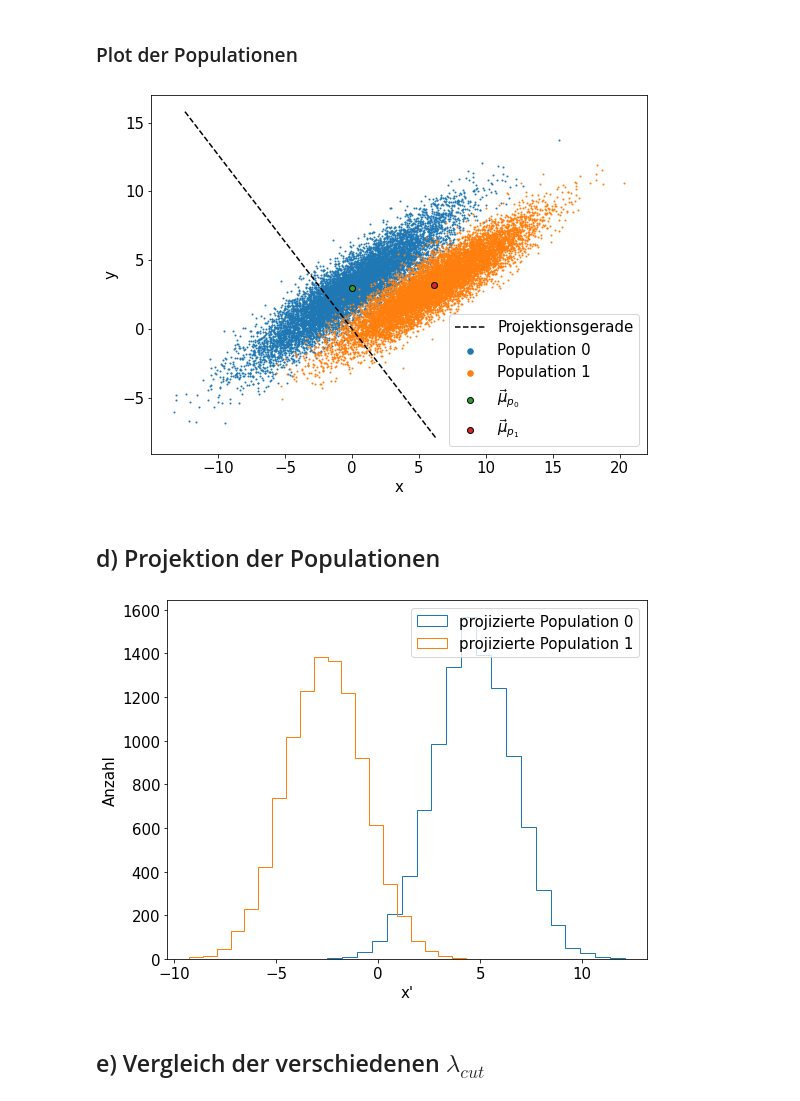
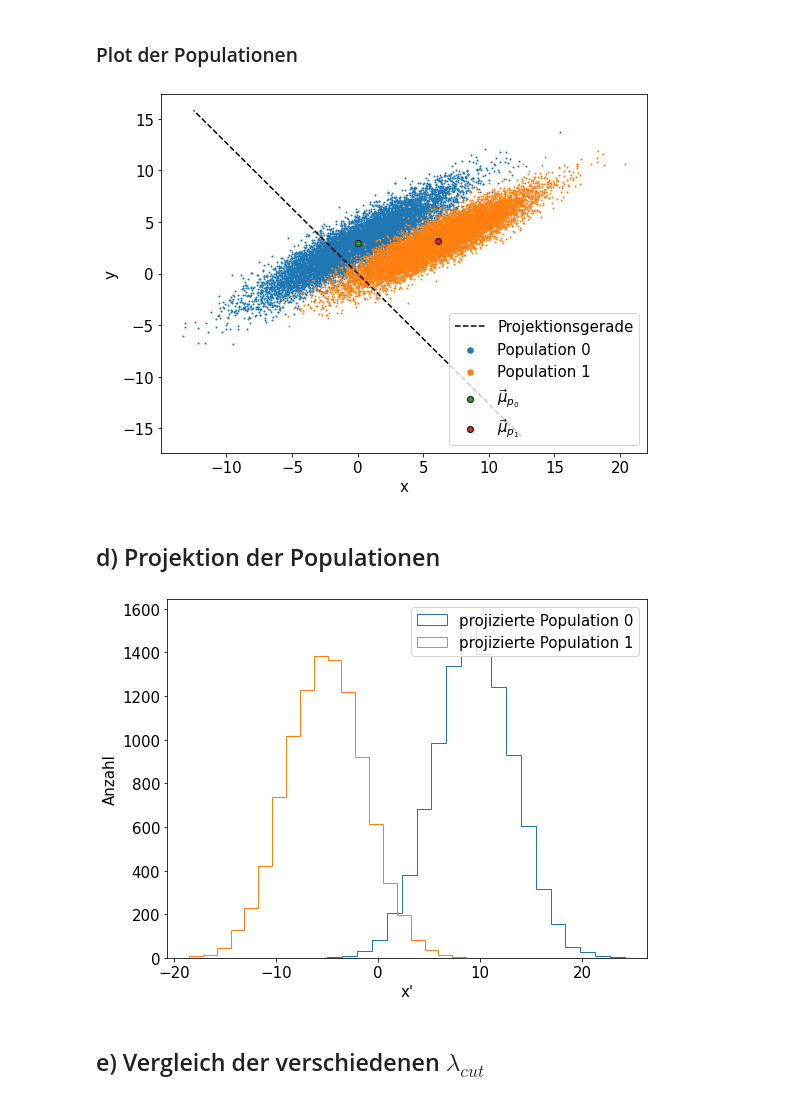
Before and after one commit to NicoJG/SMD, a Jupyter notebook: blatt06/blatt06_nico.ipynb, the cells around one changed output. Saved outputs shown, nothing was run; the diff lists cells and outputs as text; code cells hidden in the pictures.

```diff
--- a/blatt06/blatt06_nico.ipynb
+++ b/blatt06/blatt06_nico.ipynb
@@ -71,7 +71,7 @@ V_p1 =
 x  12.052492  7.21376
 y   7.213760  5.32757
 # %%
-V_p0p1 = V_p0 + V_p1
+V_p0p1 = (V_p0 + V_p1)/2
 print(f'V_p0p1 = \n{V_p0p1}')
 # %% [output]
 V_p0p1 =
@@ -107,26 +107,26 @@ def gerade(x,lambda_):
 # %%
 plt.figure(figsize=(8,6))
 
 plt.scatter(p0['x'],p0['y'],s=1,label='Population 0')
 plt.scatter(p1['x'],p1['y'],s=1,label='Population 1')
 plt.scatter(mu_p0['x'],mu_p0['y'], edgecolor='k',label=r'$\vec{\mu}_{p_0}$')
 plt.scatter(mu_p1['x'],mu_p1['y'], edgecolor='k',label=r'$\vec{\mu}_{p_1}$')
 
-projection_linspace = np.linspace(-5,10,100)
+projection_linspace = np.linspace(-5,5,100)
 projection_line = gerade(projection_linspace,lambda_)
 plt.plot(projection_line[0],projection_line[1],'k--',label='Projektionsgerade')
 
 plt.xlabel('x')
 plt.ylabel('y')
 
 legend = plt.legend()
 legend.legendHandles[1]._sizes = [30]
 legend.legendHandles[2]._sizes = [30]
 
 plt.tight_layout()
 plt.show()
 # %% [output]
-[figure, old version]
+[figure, new version]
 # %% [markdown]
 ## d) Projektion der Populationen
 # %%
@@ -142,7 +142,7 @@ plt.legend()
 plt.tight_layout()
 plt.show()
 # %% [output]
-[figure, old version]
+[figure, new version]
 # %% [markdown]
 ## e) Vergleich der verschiedenen $\lambda_{cut}$
 # %%
```
Also changed, not shown: parts of 21 cells of this notebook.
